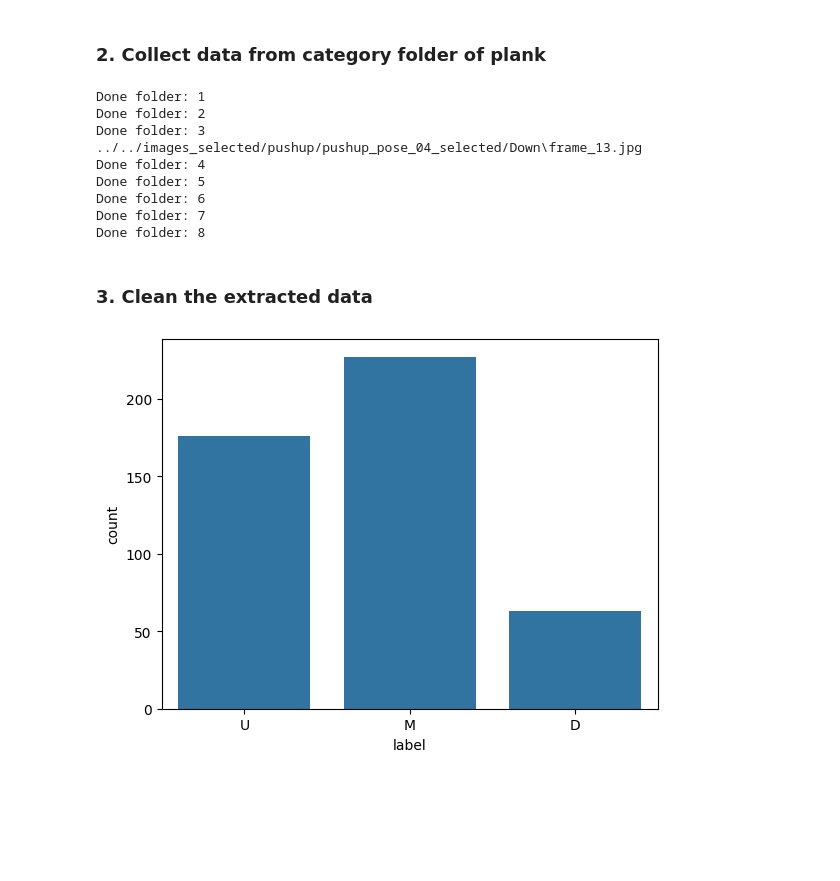
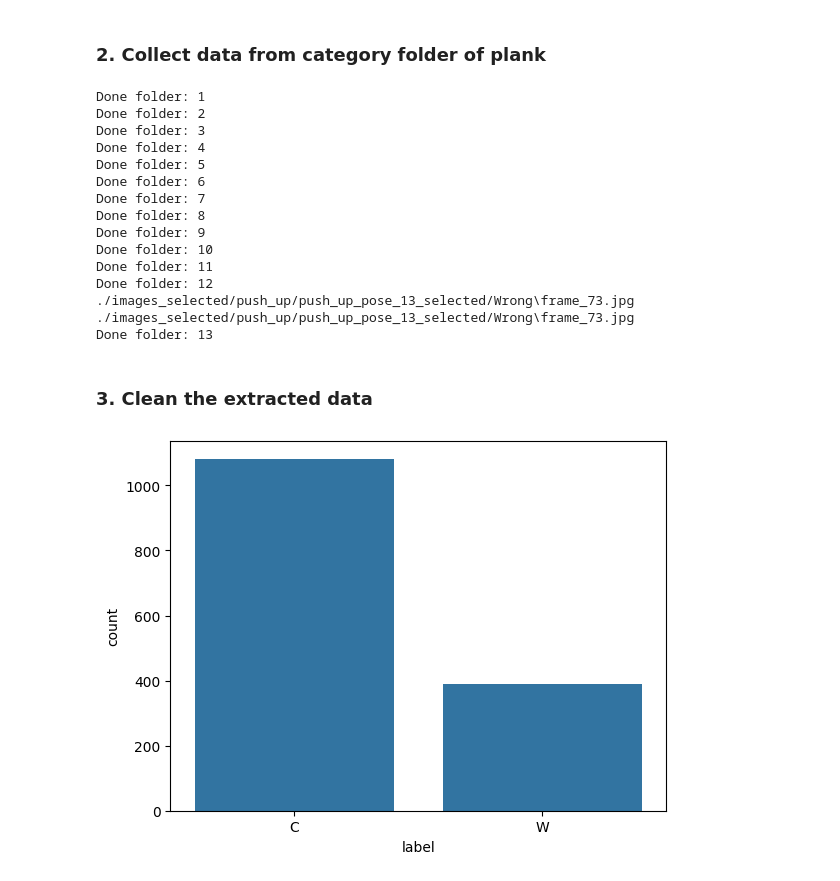
Before and after one commit to tranhuutuan261103/Gym-Exercise-Correction, a Jupyter notebook: trainning/pushup_model/extract-data.ipynb, the cells around one changed output. Saved outputs shown, nothing was run; the diff lists cells and outputs as text; code cells hidden in the pictures; blank space fills up the shorter version.

Commit message:
feat: [PBL5] Train model push up and fix error label squat

```diff
--- a/trainning/pushup_model/extract-data.ipynb
+++ b/trainning/pushup_model/extract-data.ipynb
@@ -119,19 +126,25 @@ folder_qty = 8
 # Collect data from correct folders
 for idx in range(1, folder_qty + 1):
     extract_key_points_from_to_csv(
-        f"../../images_selected/pushup/pushup_pose_0{idx}_selected/Down", "D", "train.csv"
+        f"./images_selected/push_up/push_up_pose_{idx}_selected/Wrong", "W", "train.csv"
     )
     print(f"Done folder: {idx}")
 # %% [output]
 Done folder: 1
 Done folder: 2
 Done folder: 3
-../../images_selected/pushup/pushup_pose_04_selected/Down\frame_13.jpg
 Done folder: 4
 Done folder: 5
 Done folder: 6
 Done folder: 7
 Done folder: 8
+Done folder: 9
+Done folder: 10
+Done folder: 11
+Done folder: 12
+./images_selected/push_up/push_up_pose_13_selected/Wrong\frame_73.jpg
+./images_selected/push_up/push_up_pose_13_selected/Wrong\frame_73.jpg
+Done folder: 13
 # %% [markdown]
 ### 3. Clean the extracted data
 # %%
@@ -147,8 +160,8 @@ def remove_duplicate_row(input_file, output_file):
 # %%
 remove_duplicate_row("train.csv", "train_clean.csv")
 # %%
-plank_df = pd.read_csv("train_clean.csv")
+push_up_df = pd.read_csv("train_clean.csv")
 # %%
-sns.countplot(plank_df, x="label");
+sns.countplot(push_up_df, x="label");
 # %% [output]
-[figure, old version]
+[figure, new version]
```
Also changed, not shown: parts of 2 cells of this notebook, 56 other files.
